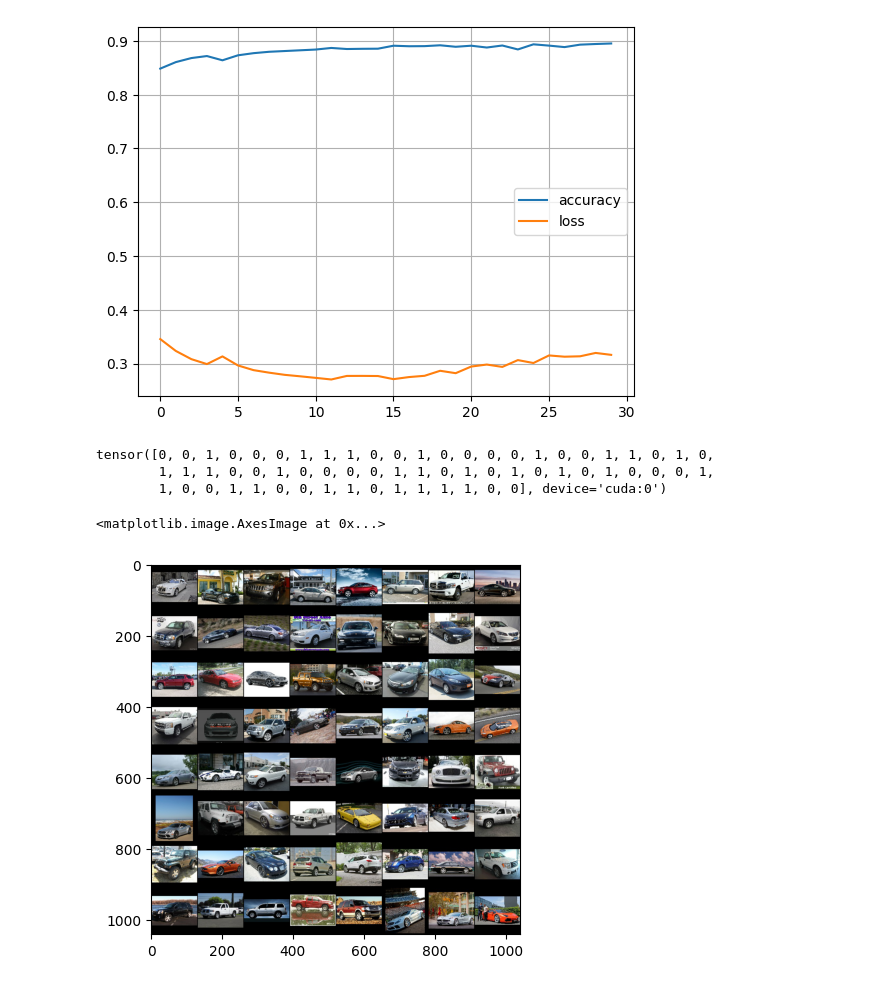
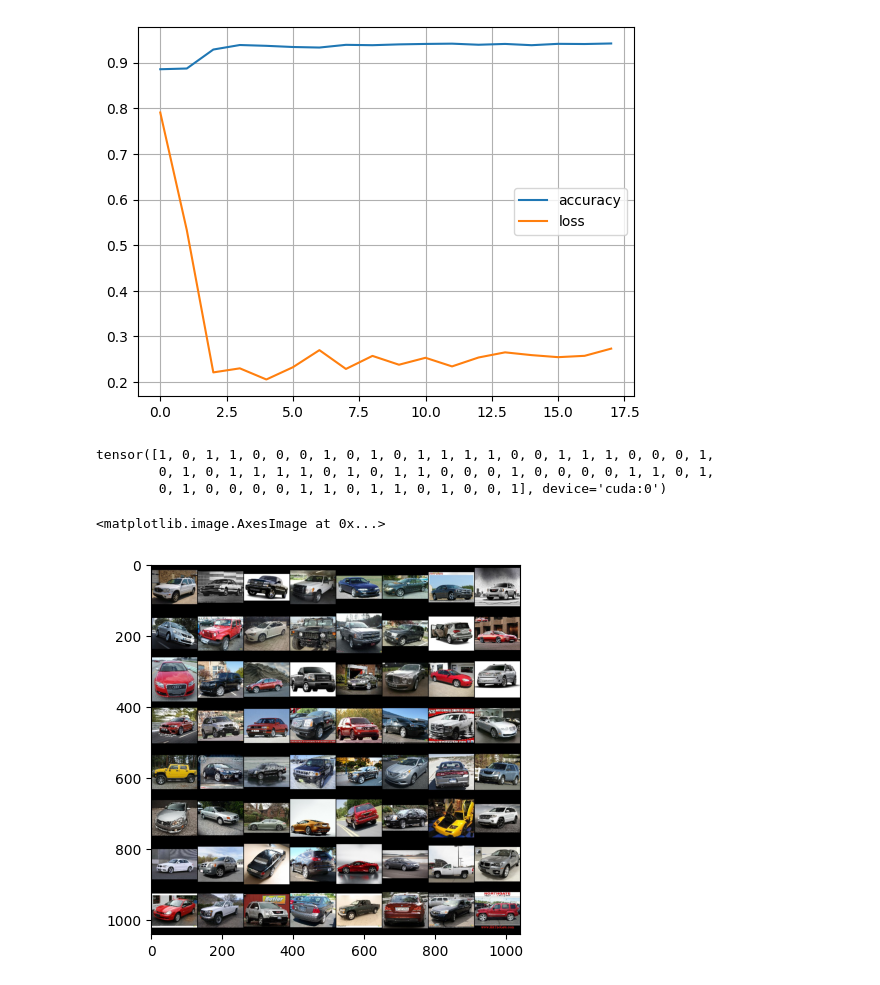
Before and after one commit to EliteGuzhva/scientificProject, a Jupyter notebook: notebooks/classifier_1.ipynb, the cells around one changed output. Saved outputs shown, nothing was run; the diff lists cells and outputs as text; code cells hidden in the pictures.

Commit message:
[upd] Classifier - correct weight initialization + preprocessing (94%)

```diff
--- a/notebooks/classifier_1.ipynb
+++ b/notebooks/classifier_1.ipynb
@@ -26,14 +26,21 @@ for images, labels in dl_train:
 # %%
 import torch.nn as nn
-from torchvision import models
 from torchvision.models.vgg import vgg16
 
+
+weights = models.VGG16_Weights.IMAGENET1K_FEATURES
 
 class Net(nn.Module):
     def __init__(self):
         super().__init__()
-        self.vgg = vgg16(weights=models.VGG16_Weights, progress=True)
+        self.preprocess = weights.transforms()
+        self.vgg = vgg16(weights=weights, progress=True)
         self.vgg.classifier[6] = nn.Linear(4096, 2)
+
+        for m in self.vgg.classifier.modules():
+            if isinstance(m, nn.Linear):
+                nn.init.normal_(m.weight, 0, 0.01)
+                nn.init.constant_(m.bias, 0)
 
         for param in self.vgg.features.parameters():
             param.requires_grad = False
@@ -43,6 +50,7 @@ class Net(nn.Module):
             param.requires_grad = True
 
     def forward(self, x):
+        x = self.preprocess(x)
         x = self.vgg(x)
         return x
 
@@ -150,11 +158,10 @@ train Loss: 0.2756 Acc: 0.8870
 # %%
-epoch_num = list(range(num_epochs))
-plt.plot(epoch_num, accuracy_list, label="accuracy")
-plt.plot(epoch_num, loss_list, label="loss")
+plt.plot(accuracy_list, label="accuracy")
+plt.plot(loss_list, label="loss")
 plt.legend()
 plt.grid()
 # %% [output]
-[figure, old version]
+[figure, new version]
 # %%
 from torchvision.utils import make_grid
 
@@ -169,8 +176,8 @@ with torch.no_grad():
 
 plt.imshow(make_grid(images).numpy().transpose((1, 2, 0)))
 # %% [output]
-tensor([0, 0, 1, 0, 0, 0, 1, 1, 1, 0, 0, 1, 0, 0, 0, 0, 1, 0, 0, 1, 1, 0, 1, 0,
-        1, 1, 1, 0, 0, 1, 0, 0, 0, 0, 1, 1, 0, 1, 0, 1, 0, 1, 0, 1, 0, 0, 0, 1,
-        1, 0, 0, 1, 1, 0, 0, 1, 1, 0, 1, 1, 1, 1, 0, 0], device='cuda:0')
+tensor([1, 0, 1, 1, 0, 0, 0, 1, 0, 1, 0, 1, 1, 1, 1, 0, 0, 1, 1, 1, 0, 0, 0, 1,
+        0, 1, 0, 1, 1, 1, 1, 0, 1, 0, 1, 1, 0, 0, 0, 1, 0, 0, 0, 0, 1, 1, 0, 1,
+        0, 1, 0, 0, 0, 0, 1, 1, 0, 1, 1, 0, 1, 0, 0, 1], device='cuda:0')
 <matplotlib.image.AxesImage at 0x...>
-[figure, old version]
+[figure, new version]
```
Also changed, not shown: parts of 5 cells of this notebook.
